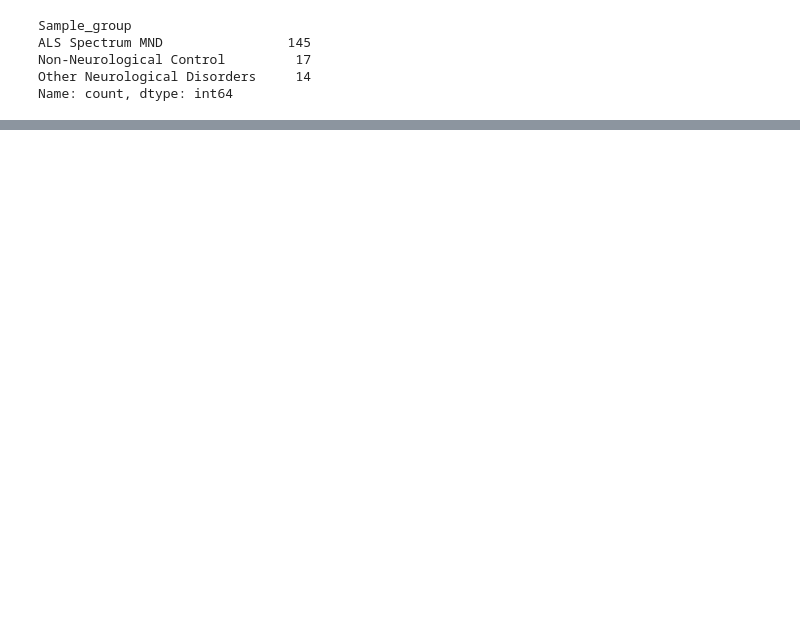
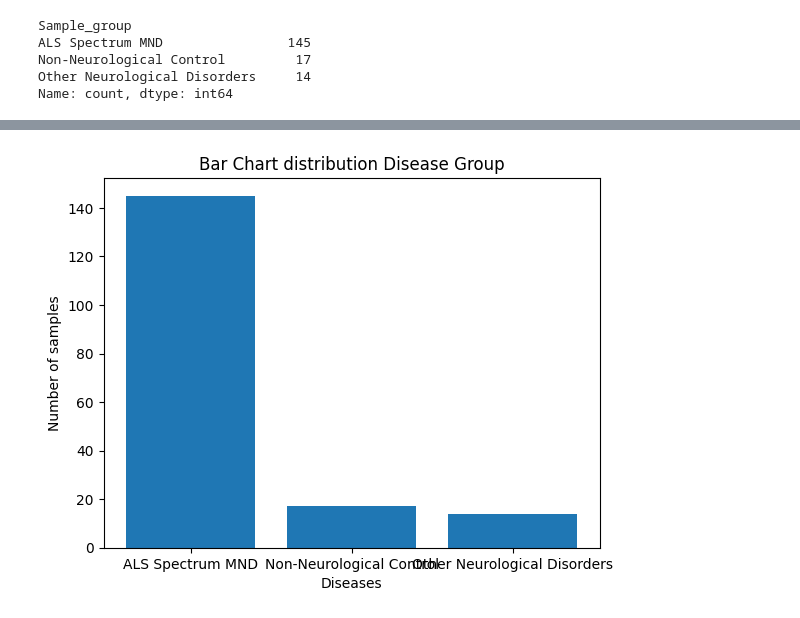
Before and after one commit to lenorabuggenhoudt/BioInfo, a Jupyter notebook: data_extraction.ipynb, the cells around one changed output, grey strips where cells are left out. Saved outputs shown, nothing was run; the diff lists cells and outputs as text; code cells hidden in the pictures; blank space fills up the shorter version.

```diff
--- a/data_extraction.ipynb
+++ b/data_extraction.ipynb
@@ -199,0 +310,14 @@ KeyError: 'Sample_group'
+# %%
+# Bar charts for Disease Group
+
+plt.bar(data_by_diseasegrp.index, data_by_diseasegrp.values)
+
+# Add titles and labels
+plt.title('Bar Chart distribution Disease Group')
+plt.xlabel('Diseases')
+plt.ylabel('Number of samples')
+
+# Show the chart
+plt.show()
+# %% [output]
+[figure, added]
```
Also changed, not shown: parts of 22 cells of this notebook.
